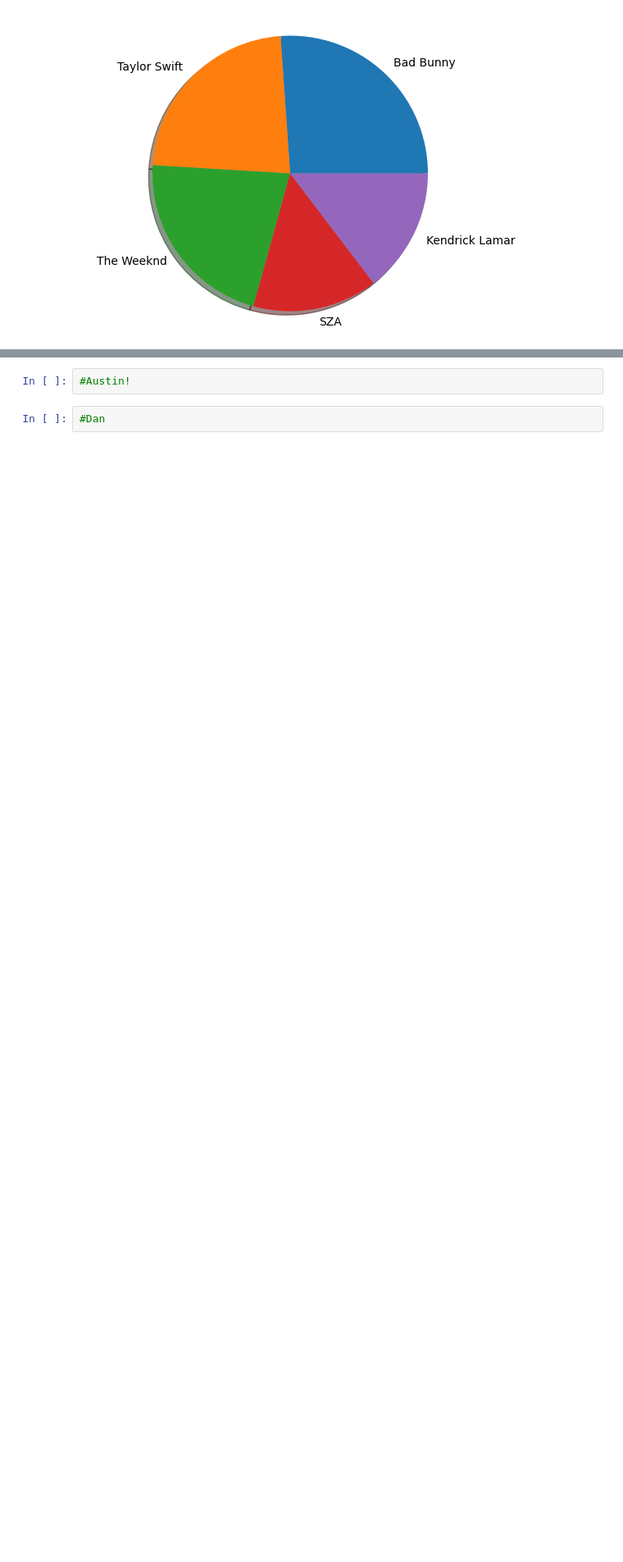
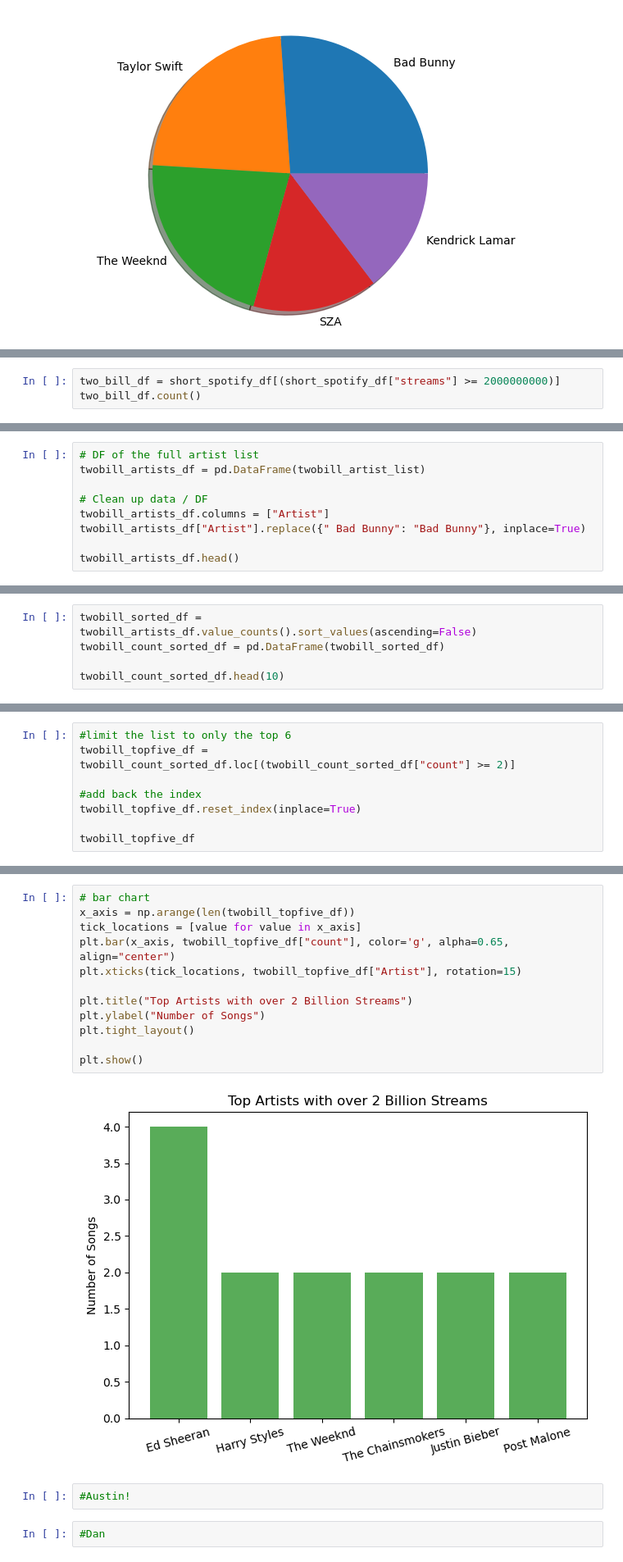
Before and after one commit to d6kramer/project-1-group-08, a Jupyter notebook: starter_notebook.ipynb, the cells around one changed output, grey strips where cells are left out. Shown at 82% size. Drawn from its saved outputs; the diff is of its cells as text; blank space fills up the shorter version.

```diff
--- a/starter_notebook.ipynb
+++ b/starter_notebook.ipynb
@@ -212,0 +339,3 @@ sorted_short_df
+# %%
+two_bill_df = short_spotify_df[(short_spotify_df["streams"] >= 2000000000)]
+two_bill_df.count()
@@ -212,0 +388,9 @@ sorted_short_df
+# %%
+# DF of the full artist list
+twobill_artists_df = pd.DataFrame(twobill_artist_list)
+
+# Clean up data / DF
+twobill_artists_df.columns = ["Artist"]
+twobill_artists_df["Artist"].replace({" Bad Bunny": "Bad Bunny"}, inplace=True)
+
+twobill_artists_df.head()
@@ -212,0 +409,5 @@ sorted_short_df
+# %%
+twobill_sorted_df = twobill_artists_df.value_counts().sort_values(ascending=False)
+twobill_count_sorted_df = pd.DataFrame(twobill_sorted_df)
+
+twobill_count_sorted_df.head(10)
@@ -212,0 +427,8 @@ sorted_short_df
+# %%
+#limit the list to only the top 6
+twobill_topfive_df = twobill_count_sorted_df.loc[(twobill_count_sorted_df["count"] >= 2)]
+
+#add back the index
+twobill_topfive_df.reset_index(inplace=True)
+
+twobill_topfive_df
@@ -213,3 +443,17 @@ sorted_short_df
+# %%
+# bar chart
+x_axis = np.arange(len(twobill_topfive_df))
+tick_locations = [value for value in x_axis]
+plt.bar(x_axis, twobill_topfive_df["count"], color='g', alpha=0.65, align="center")
+plt.xticks(tick_locations, twobill_topfive_df["Artist"], rotation=15)
+
+plt.title("Top Artists with over 2 Billion Streams")
+plt.ylabel("Number of Songs")
+plt.tight_layout()
+
+plt.show()
+# %% [output]
+[figure, added]
 # %%
 #Austin!
 # %%
```
Also changed, not shown: parts of 16 cells of this notebook.
